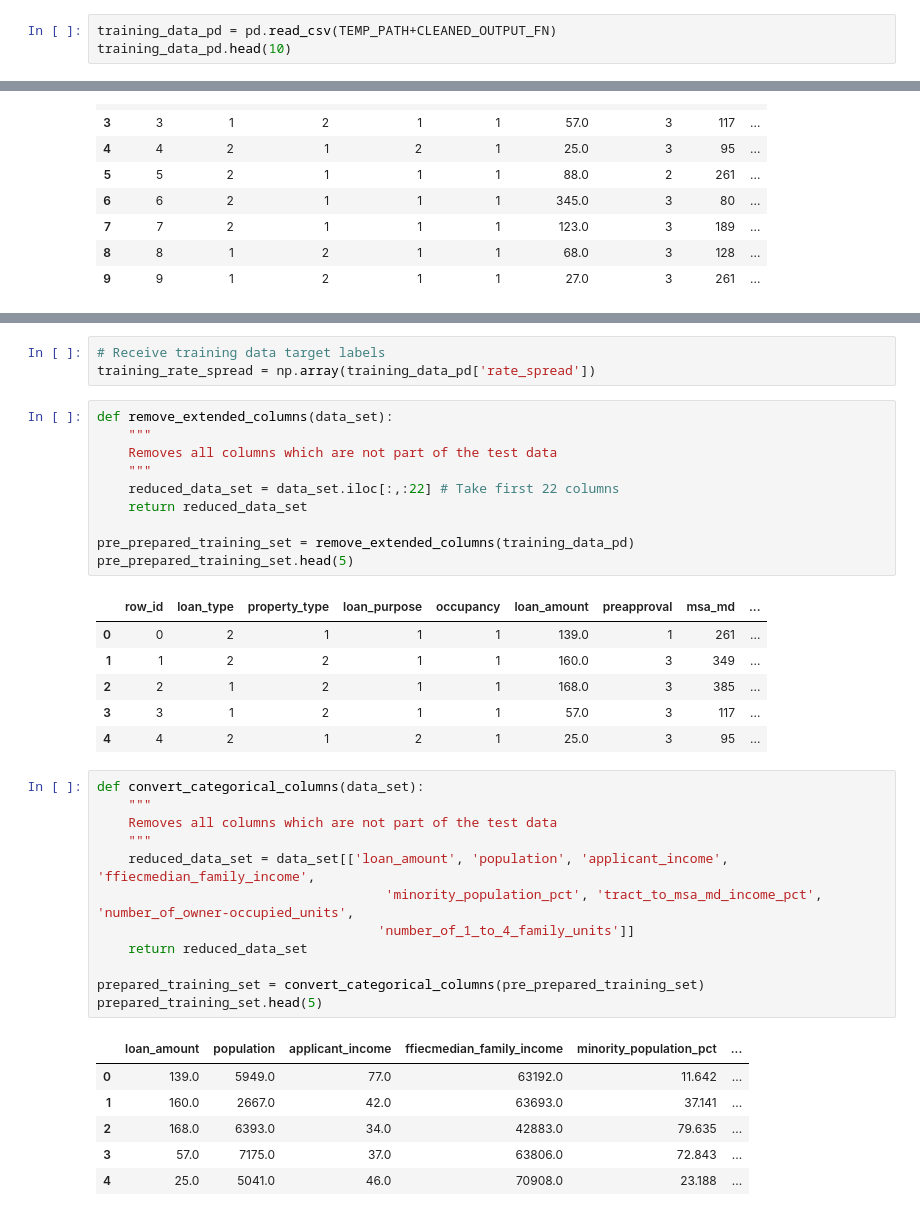
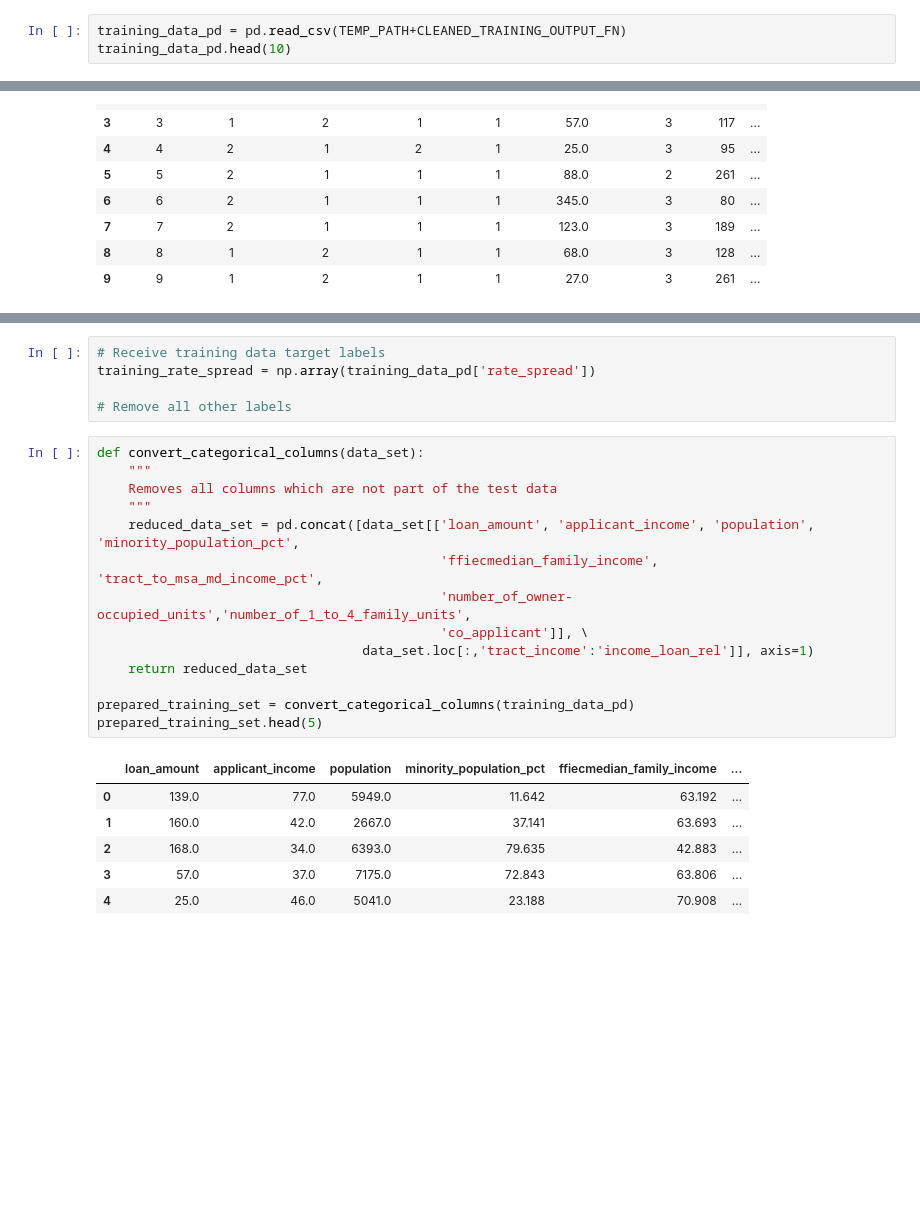
Before and after one commit to Alyxion/MPPDataScience, a Jupyter notebook: notebooks/MPPDataScience_3_Feature_Training_Preparation.ipynb, the cells around one changed output, grey strips where cells are left out. Cells and saved outputs as stored; diff of their text form; blank space fills up the shorter version.

```diff
--- a/notebooks/MPPDataScience_3_Feature_Training_Preparation.ipynb
+++ b/notebooks/MPPDataScience_3_Feature_Training_Preparation.ipynb
@@ -9,5 +14,5 @@
 # %%
-training_data_pd = pd.read_csv(TEMP_PATH+CLEANED_OUTPUT_FN)
+training_data_pd = pd.read_csv(TEMP_PATH+CLEANED_TRAINING_OUTPUT_FN)
 training_data_pd.head(10)
 # %% [output]
 |  | row_id | loan_type | property_type | loan_purpose | occupancy | loan_amount | preapproval | msa_md | ... |
@@ -59,42 +69,29 @@ dtype: int64
 # %%
 # Receive training data target labels
 training_rate_spread = np.array(training_data_pd['rate_spread'])
+
+# Remove all other labels
 # %%
-def remove_extended_columns(data_set):
+def convert_categorical_columns(data_set):
     """
     Removes all columns which are not part of the test data
     """
-    reduced_data_set = data_set.iloc[:,:22] # Take first 22 columns
+    reduced_data_set = pd.concat([data_set[['loan_amount', 'applicant_income', 'population', 'minority_population_pct',
+                                            'ffiecmedian_family_income', 'tract_to_msa_md_income_pct',
+                                            'number_of_owner-occupied_units','number_of_1_to_4_family_units',
+                                            'co_applicant']], \
+                                  data_set.loc[:,'tract_income':'income_loan_rel']], axis=1)
     return reduced_data_set
 
-pre_prepared_training_set = remove_extended_columns(training_data_pd)
-pre_prepared_training_set.head(5)
+prepared_training_set = convert_categorical_columns(training_data_pd)
+prepared_training_set.head(5)
 # %% [output]
-|  | row_id | loan_type | property_type | loan_purpose | occupancy | loan_amount | preapproval | msa_md | ... |
-| 0 | 0 | 2 | 1 | 1 | 1 | 139.0 | 1 | 261 | ... |
-| 1 | 1 | 2 | 2 | 1 | 1 | 160.0 | 3 | 349 | ... |
-| 2 | 2 | 1 | 2 | 1 | 1 | 168.0 | 3 | 385 | ... |
-| 3 | 3 | 1 | 2 | 1 | 1 | 57.0 | 3 | 117 | ... |
-| 4 | 4 | 2 | 1 | 2 | 1 | 25.0 | 3 | 95 | ... |
+|  | loan_amount | applicant_income | population | minority_population_pct | ffiecmedian_family_income | ... |
+| 0 | 139.0 | 77.0 | 5949.0 | 11.642 | 63.192 | ... |
+| 1 | 160.0 | 42.0 | 2667.0 | 37.141 | 63.693 | ... |
+| 2 | 168.0 | 34.0 | 6393.0 | 79.635 | 42.883 | ... |
+| 3 | 57.0 | 37.0 | 7175.0 | 72.843 | 63.806 | ... |
+| 4 | 25.0 | 46.0 | 5041.0 | 23.188 | 70.908 | ... |
-# %%
-def convert_categorical_columns(data_set):
-    """
-    Removes all columns which are not part of the test data
-    """
-    reduced_data_set = data_set[['loan_amount', 'population', 'applicant_income', 'ffiecmedian_family_income',
-                                     'minority_population_pct', 'tract_to_msa_md_income_pct', 'number_of_owner-occupied_units',
-                                    'number_of_1_to_4_family_units']]
-    return reduced_data_set
-
-prepared_training_set = convert_categorical_columns(pre_prepared_training_set)
-prepared_training_set.head(5)
-# %% [output]
-|  | loan_amount | population | applicant_income | ffiecmedian_family_income | minority_population_pct | ... |
-| 0 | 139.0 | 5949.0 | 77.0 | 63192.0 | 11.642 | ... |
-| 1 | 160.0 | 2667.0 | 42.0 | 63693.0 | 37.141 | ... |
-| 2 | 168.0 | 6393.0 | 34.0 | 42883.0 | 79.635 | ... |
-| 3 | 57.0 | 7175.0 | 37.0 | 63806.0 | 72.843 | ... |
-| 4 | 25.0 | 5041.0 | 46.0 | 70908.0 | 23.188 | ... |
 # %%
 prepared_training_set.count()
 # %% [output]
```
Also changed, not shown: parts of 18 cells of this notebook, 1 other file.
